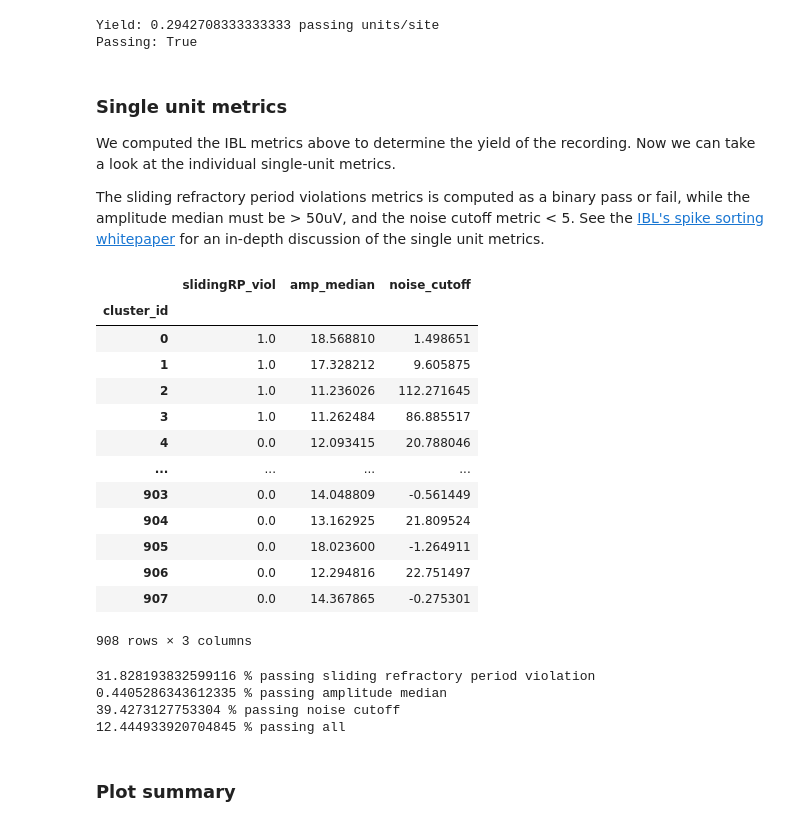
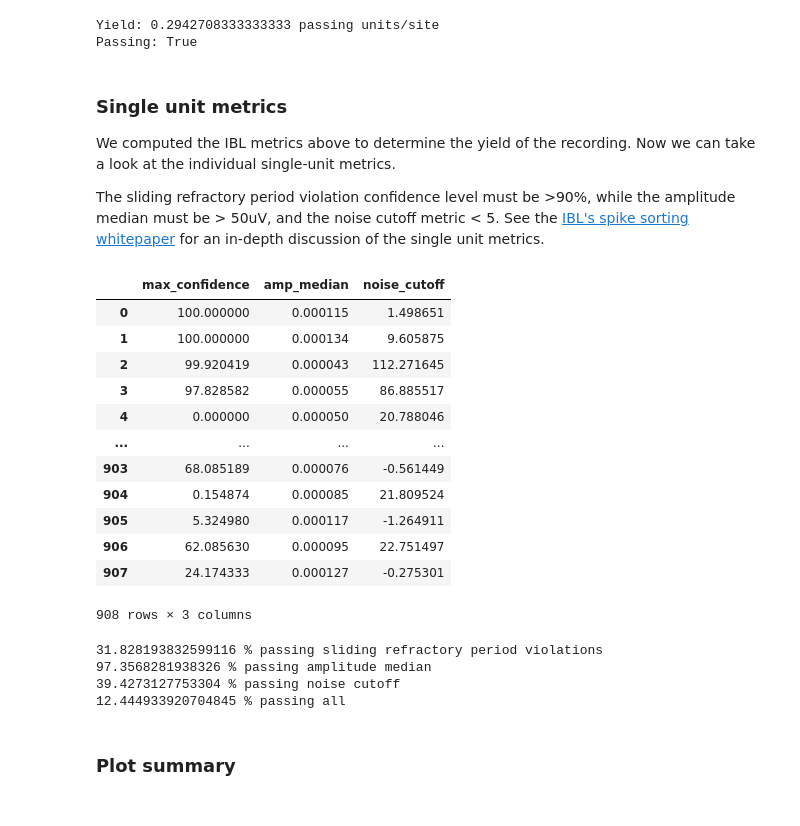
Before and after one commit to int-brain-lab/paper-reproducible-ephys, a Jupyter notebook: RIGOR_script.ipynb, the cells around one changed output. Saved outputs shown, nothing was run; the diff lists cells and outputs as text; code cells hidden in the pictures.

```diff
--- a/RIGOR_script.ipynb
+++ b/RIGOR_script.ipynb
@@ -216,39 +226,38 @@ Passing: True
 
 We computed the IBL metrics above to determine the yield of the recording. Now we can take a look at the individual single-unit metrics.
 
-The sliding refractory period violations metrics is computed as a binary pass or fail, while the amplitude median must be > 50uV, and the noise cutoff metric < 5. See the [IBL's spike sorting whitepaper](https://figshare.com/articles/online_resource/Spike_sorting_pipeline_for_the_International_Brain_Laboratory/19705522?file=49783080) for an in-depth discussion of the single unit metrics.
+The sliding refractory period violation confidence level must be >90%, while the amplitude median must be > 50uV, and the noise cutoff metric < 5. See the [IBL's spike sorting whitepaper](https://figshare.com/articles/online_resource/Spike_sorting_pipeline_for_the_International_Brain_Laboratory/19705522?file=49783080) for an in-depth discussion of the single unit metrics.
 # %%
-cols = ["slidingRP_viol", "amp_median", "noise_cutoff"]
+cols = ["max_confidence", "amp_median", "noise_cutoff"]
 clusters.metrics[cols]
 # %% [output]
-|  | slidingRP_viol | amp_median | noise_cutoff |
-| cluster_id |  |  |  |
-| 0 | 1.0 | 18.568810 | 1.498651 |
-| 1 | 1.0 | 17.328212 | 9.605875 |
-| 2 | 1.0 | 11.236026 | 112.271645 |
-| 3 | 1.0 | 11.262484 | 86.885517 |
-| 4 | 0.0 | 12.093415 | 20.788046 |
+|  | max_confidence | amp_median | noise_cutoff |
+| 0 | 100.000000 | 0.000115 | 1.498651 |
+| 1 | 100.000000 | 0.000134 | 9.605875 |
+| 2 | 99.920419 | 0.000043 | 112.271645 |
+| 3 | 97.828582 | 0.000055 | 86.885517 |
+| 4 | 0.000000 | 0.000050 | 20.788046 |
 | ... | ... | ... | ... |
-| 903 | 0.0 | 14.048809 | -0.561449 |
-| 904 | 0.0 | 13.162925 | 21.809524 |
-| 905 | 0.0 | 18.023600 | -1.264911 |
-| 906 | 0.0 | 12.294816 | 22.751497 |
-| 907 | 0.0 | 14.367865 | -0.275301 |
+| 903 | 68.085189 | 0.000076 | -0.561449 |
+| 904 | 0.154874 | 0.000085 | 21.809524 |
+| 905 | 5.324980 | 0.000117 | -1.264911 |
+| 906 | 62.085630 | 0.000095 | 22.751497 |
+| 907 | 24.174333 | 0.000127 | -0.275301 |
 908 rows × 3 columns
 # %%
 num_units = len(clusters.metrics)
-passing_srp = sum(clusters.metrics["slidingRP_viol"] == 1) / num_units
-passing_amp = sum(clusters.metrics["amp_median"] > 50) / num_units
+passing_srp = sum(clusters.metrics["max_confidence"] > 90) / num_units
+passing_amp = sum(clusters.metrics["amp_median"] > 50e-6) / num_units
 passing_nc = sum(clusters.metrics["noise_cutoff"] < 5) / num_units
 passing_all = sum(clusters.metrics["label"] == 1) / num_units
 
-print(f"{100*passing_srp} % passing sliding refractory period violation")
+print(f"{100*passing_srp} % passing sliding refractory period violations")
 print(f"{100*passing_amp} % passing amplitude median")
 print(f"{100*passing_nc} % passing noise cutoff")
 print(f"{100*passing_all} % passing all")
 # %% [output]
-31.828193832599116 % passing sliding refractory period violation
-0.4405286343612335 % passing amplitude median
+31.828193832599116 % passing sliding refractory period violations
+97.3568281938326 % passing amplitude median
 39.4273127753304 % passing noise cutoff
 12.444933920704845 % passing all
 # %% [markdown]
```
Also changed, not shown: parts of 8 cells of this notebook.
